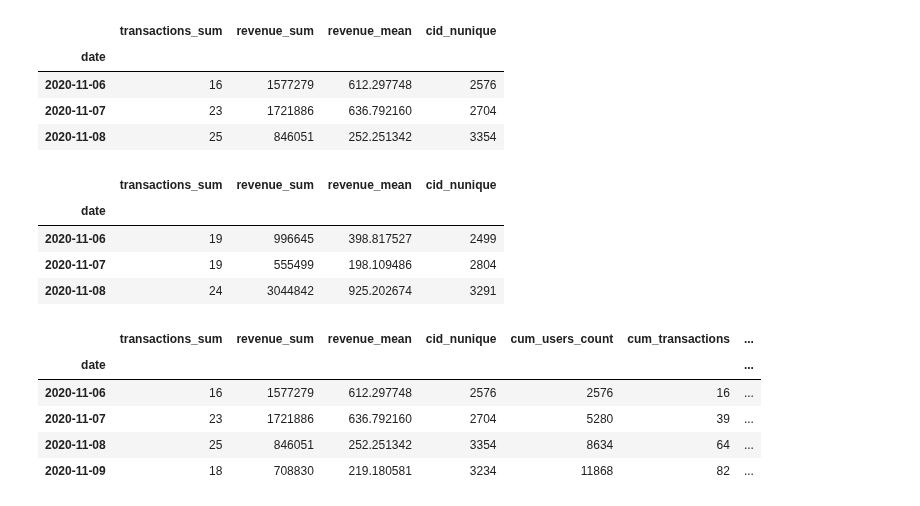
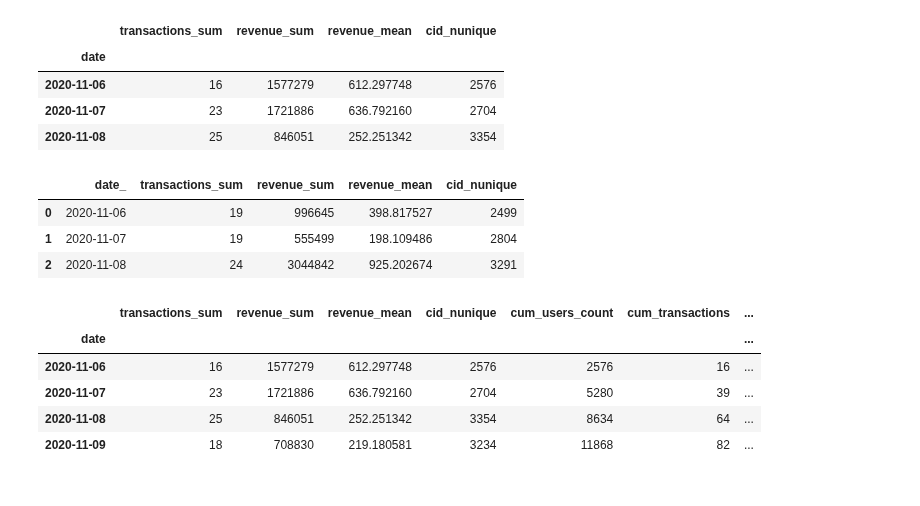
Before and after one commit to MazepaYuliya/SF_DS_3_0, a Jupyter notebook: EDA_/tasks/cumulativ_a_b.ipynb, the cells around one changed output. Drawn from its saved outputs; the diff is of its cells as text; code cells hidden in the pictures.

```diff
--- a/EDA_/tasks/cumulativ_a_b.ipynb
+++ b/EDA_/tasks/cumulativ_a_b.ipynb
@@ -47,16 +47,15 @@ grouped_a.head(3)
 | 2020-11-08 | 25 | 846051 | 252.251342 | 3354 |
 # %%
 sample_b['date'] = pd.to_datetime(sample_b['date'])
-grouped_b = sample_b.groupby('date').agg({'transactions': 'sum', 'revenue': ['sum', 'mean'], 'cid': 'nunique'}, as_index=False)
+grouped_b = sample_b.groupby('date', as_index=False).agg({'transactions': 'sum', 'revenue': ['sum', 'mean'], 'cid': 'nunique'}, as_index=False)
 
 grouped_b.columns = ["_".join(a) for a in grouped_b.columns.to_flat_index()]
 grouped_b.head(3)
 # %% [output]
-|  | transactions_sum | revenue_sum | revenue_mean | cid_nunique |
-| date |  |  |  |  |
-| 2020-11-06 | 19 | 996645 | 398.817527 | 2499 |
-| 2020-11-07 | 19 | 555499 | 198.109486 | 2804 |
-| 2020-11-08 | 24 | 3044842 | 925.202674 | 3291 |
+|  | date_ | transactions_sum | revenue_sum | revenue_mean | cid_nunique |
+| 0 | 2020-11-06 | 19 | 996645 | 398.817527 | 2499 |
+| 1 | 2020-11-07 | 19 | 555499 | 198.109486 | 2804 |
+| 2 | 2020-11-08 | 24 | 3044842 | 925.202674 | 3291 |
 # %%
 # вычисляем кумулятивную сумму количества посетителей
 grouped_a['cum_users_count'] = grouped_a['cid_nunique'].cumsum()
```
Also changed, not shown: 5 other files.
